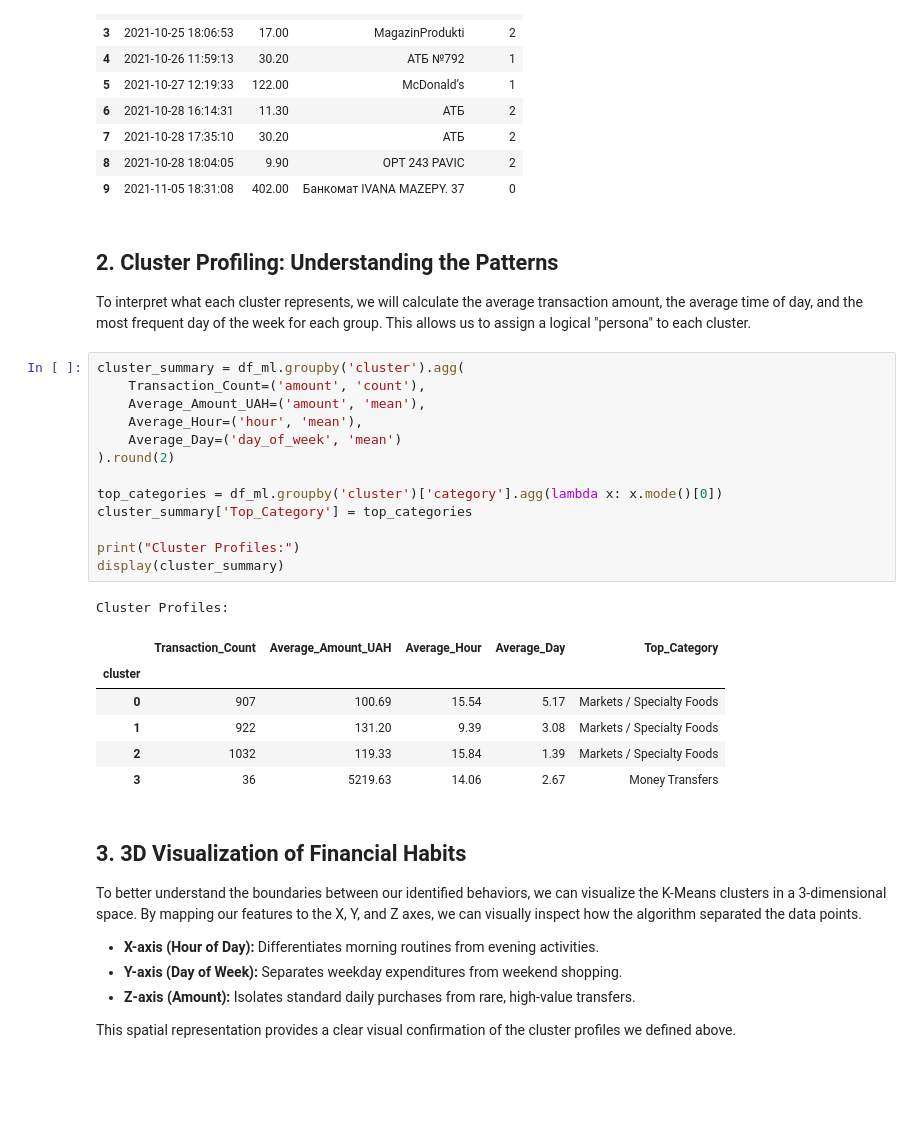
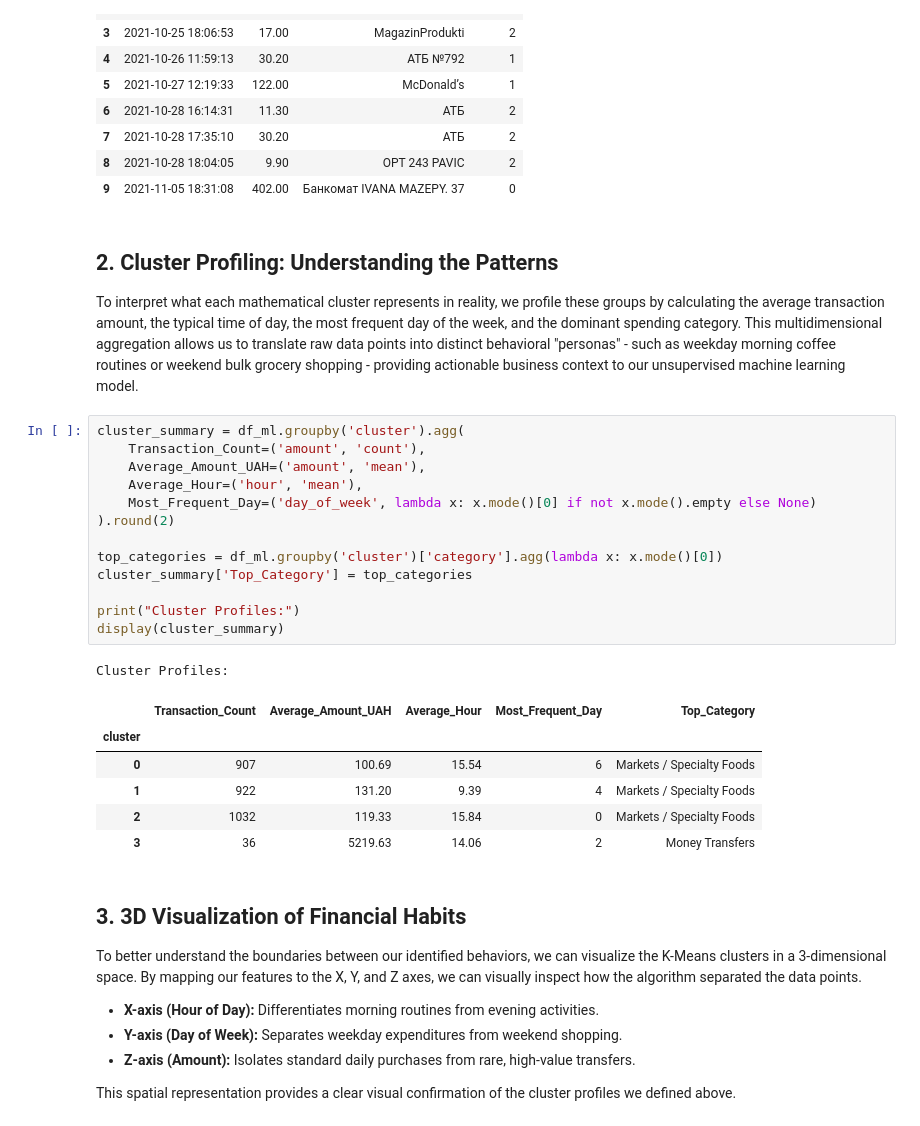
Before and after one commit to artpol1105/monobank_finance_xray, a Jupyter notebook: notebooks/02_machine_learning.ipynb, the cells around one changed output. Cells and saved outputs as stored; diff of their text form; blank space fills up the shorter version.

```diff
--- a/notebooks/02_machine_learning.ipynb
+++ b/notebooks/02_machine_learning.ipynb
@@ -103,28 +92,28 @@ K-Means model successfully trained and assigned 4 clusters!
 # %% [markdown]
 ## 2. Cluster Profiling: Understanding the Patterns
 
-To interpret what each cluster represents, we will calculate the average transaction amount, the average time of day, and the most frequent day of the week for each group. This allows us to assign a logical "persona" to each cluster.
+To interpret what each mathematical cluster represents in reality, we profile these groups by calculating the average transaction amount, the typical time of day, the most frequent day of the week, and the dominant spending category. This multidimensional aggregation allows us to translate raw data points into distinct behavioral "personas" - such as weekday morning coffee routines or weekend bulk grocery shopping - providing actionable business context to our unsupervised machine learning model.
 # %%
 cluster_summary = df_ml.groupby('cluster').agg(
     Transaction_Count=('amount', 'count'),
     Average_Amount_UAH=('amount', 'mean'),
     Average_Hour=('hour', 'mean'),
-    Average_Day=('day_of_week', 'mean')
+    Most_Frequent_Day=('day_of_week', lambda x: x.mode()[0] if not x.mode().empty else None)
 ).round(2)
 
 top_categories = df_ml.groupby('cluster')['category'].agg(lambda x: x.mode()[0])
 cluster_summary['Top_Category'] = top_categories
 
 print("Cluster Profiles:")
 display(cluster_summary)
 # %% [output]
 Cluster Profiles:
-|  | Transaction_Count | Average_Amount_UAH | Average_Hour | Average_Day | Top_Category |
+|  | Transaction_Count | Average_Amount_UAH | Average_Hour | Most_Frequent_Day | Top_Category |
 | cluster |  |  |  |  |  |
-| 0 | 907 | 100.69 | 15.54 | 5.17 | Markets / Specialty Foods |
-| 1 | 922 | 131.20 | 9.39 | 3.08 | Markets / Specialty Foods |
-| 2 | 1032 | 119.33 | 15.84 | 1.39 | Markets / Specialty Foods |
-| 3 | 36 | 5219.63 | 14.06 | 2.67 | Money Transfers |
+| 0 | 907 | 100.69 | 15.54 | 6 | Markets / Specialty Foods |
+| 1 | 922 | 131.20 | 9.39 | 4 | Markets / Specialty Foods |
+| 2 | 1032 | 119.33 | 15.84 | 0 | Markets / Specialty Foods |
+| 3 | 36 | 5219.63 | 14.06 | 2 | Money Transfers |
 # %% [markdown]
 ## 3. 3D Visualization of Financial Habits
 
```
Also changed, not shown: parts of 10 cells of this notebook, 2 other files.
